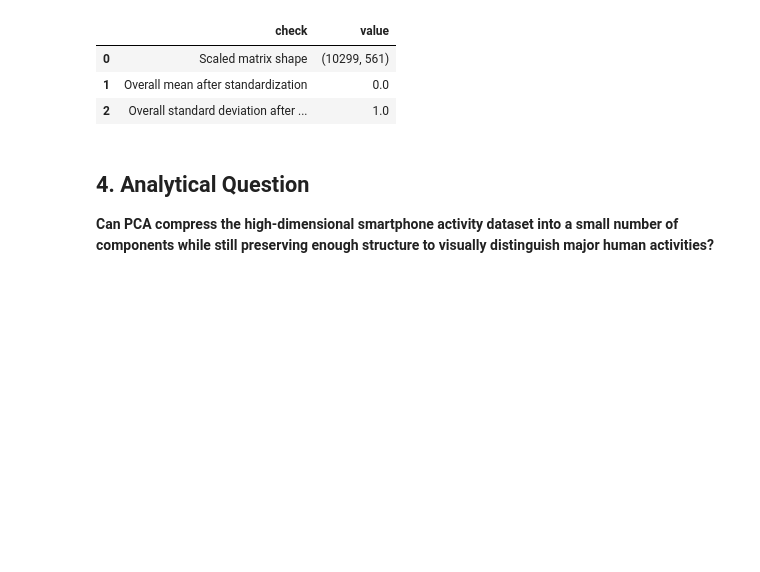
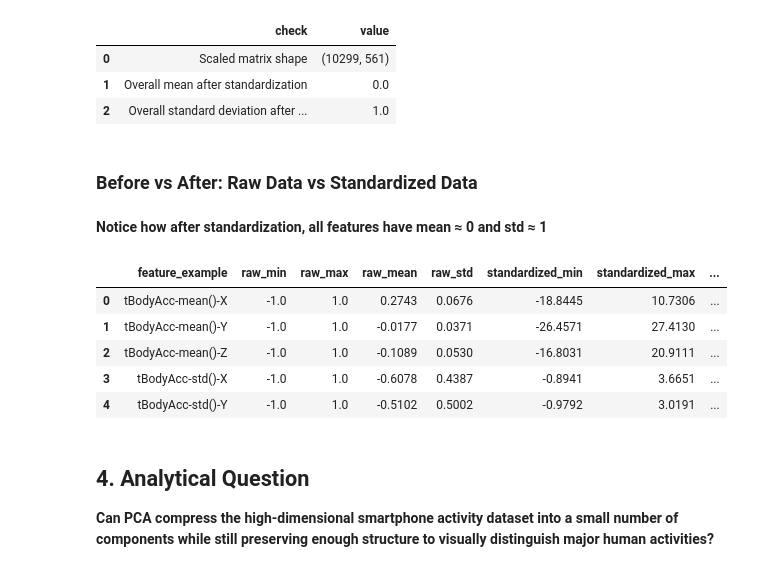
Before and after one commit to NimishSood/human-activity-pca, a Jupyter notebook: notebook/human_activity_pca_analysis.ipynb, the cells around one changed output. Drawn from its saved outputs; the diff is of its cells as text; code cells hidden in the pictures; blank space fills up the shorter version.

```diff
--- a/notebook/human_activity_pca_analysis.ipynb
+++ b/notebook/human_activity_pca_analysis.ipynb
@@ -229,6 +444,36 @@ display(scaling_check)
 | 0 | Scaled matrix shape | (10299, 561) |
 | 1 | Overall mean after standardization | 0.0 |
 | 2 | Overall standard deviation after ... | 1.0 |
+# %%
+# Show the difference: raw vs standardized data
+raw_sample_stats = pd.DataFrame({
+    "feature_example": feature_columns[:5],  # Show first 5 features
+    "raw_min": [X_scaled.values[:, i].min() * scaler.scale_[i] + scaler.mean_[i] for i in range(5)],
+    "raw_max": [X_scaled.values[:, i].max() * scaler.scale_[i] + scaler.mean_[i] for i in range(5)],
+    "raw_mean": scaler.mean_[:5],
+    "raw_std": scaler.scale_[:5],
+    "standardized_min": X_scaled.values[:, :5].min(axis=0),
+    "standardized_max": X_scaled.values[:, :5].max(axis=0),
+    "standardized_mean": X_scaled.values[:, :5].mean(axis=0),
+    "standardized_std": X_scaled.values[:, :5].std(axis=0),
+})
+
+# Round for readability
+for col in raw_sample_stats.columns[1:]:
+    raw_sample_stats[col] = raw_sample_stats[col].round(4)
+
+display(Markdown("### Before vs After: Raw Data vs Standardized Data"))
+display(Markdown("**Notice how after standardization, all features have mean ≈ 0 and std ≈ 1**"))
+display(raw_sample_stats)
+# %% [output]
+### Before vs After: Raw Data vs Standardized Data
+**Notice how after standardization, all features have mean ≈ 0 and std ≈ 1**
+|  | feature_example | raw_min | raw_max | raw_mean | raw_std | standardized_min | standardized_max | ... |
+| 0 | tBodyAcc-mean()-X | -1.0 | 1.0 | 0.2743 | 0.0676 | -18.8445 | 10.7306 | ... |
+| 1 | tBodyAcc-mean()-Y | -1.0 | 1.0 | -0.0177 | 0.0371 | -26.4571 | 27.4130 | ... |
+| 2 | tBodyAcc-mean()-Z | -1.0 | 1.0 | -0.1089 | 0.0530 | -16.8031 | 20.9111 | ... |
+| 3 | tBodyAcc-std()-X | -1.0 | 1.0 | -0.6078 | 0.4387 | -0.8941 | 3.6651 | ... |
+| 4 | tBodyAcc-std()-Y | -1.0 | 1.0 | -0.5102 | 0.5002 | -0.9792 | 3.0191 | ... |
 # %% [markdown]
 ## 4. Analytical Question
 
```
Also changed, not shown: parts of 6 cells of this notebook, 1 other file.
